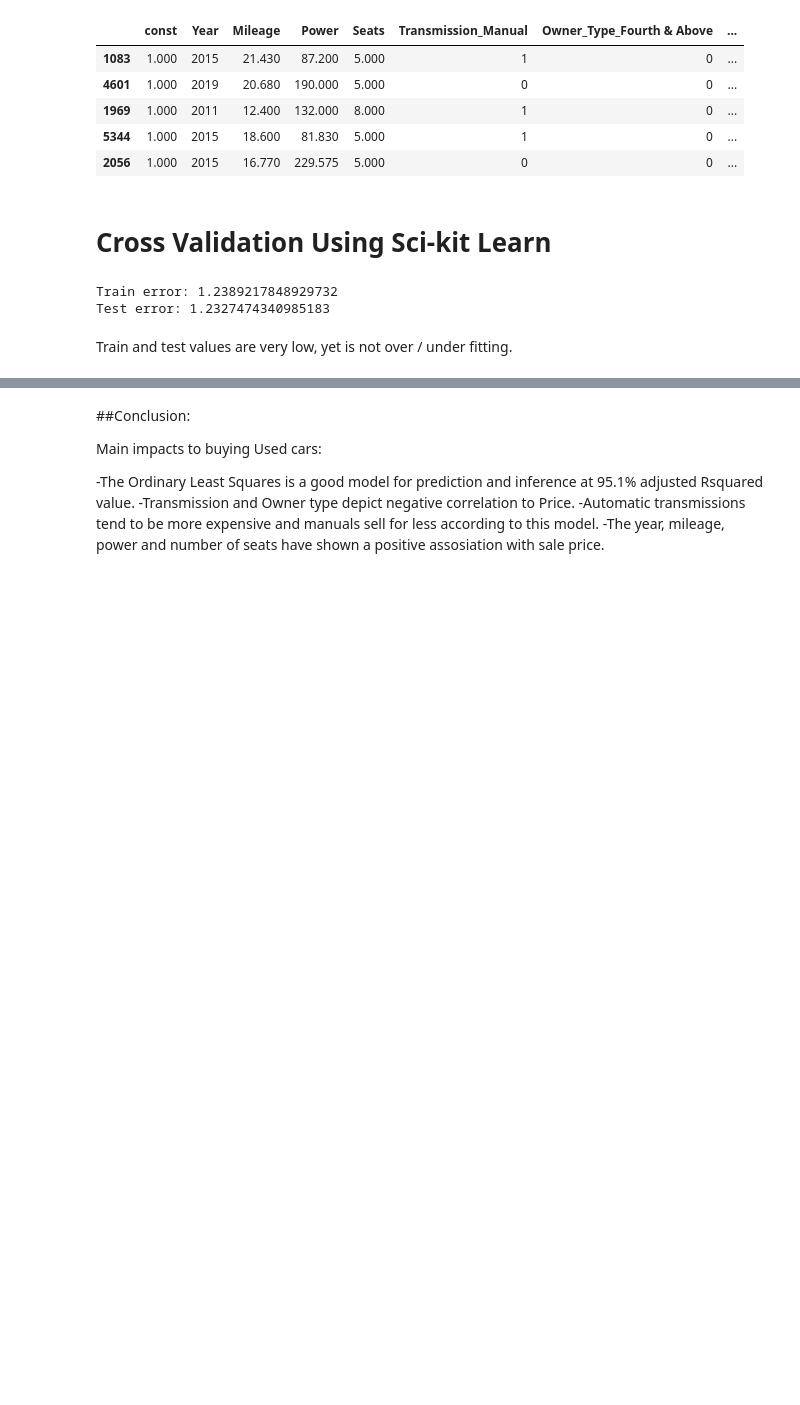
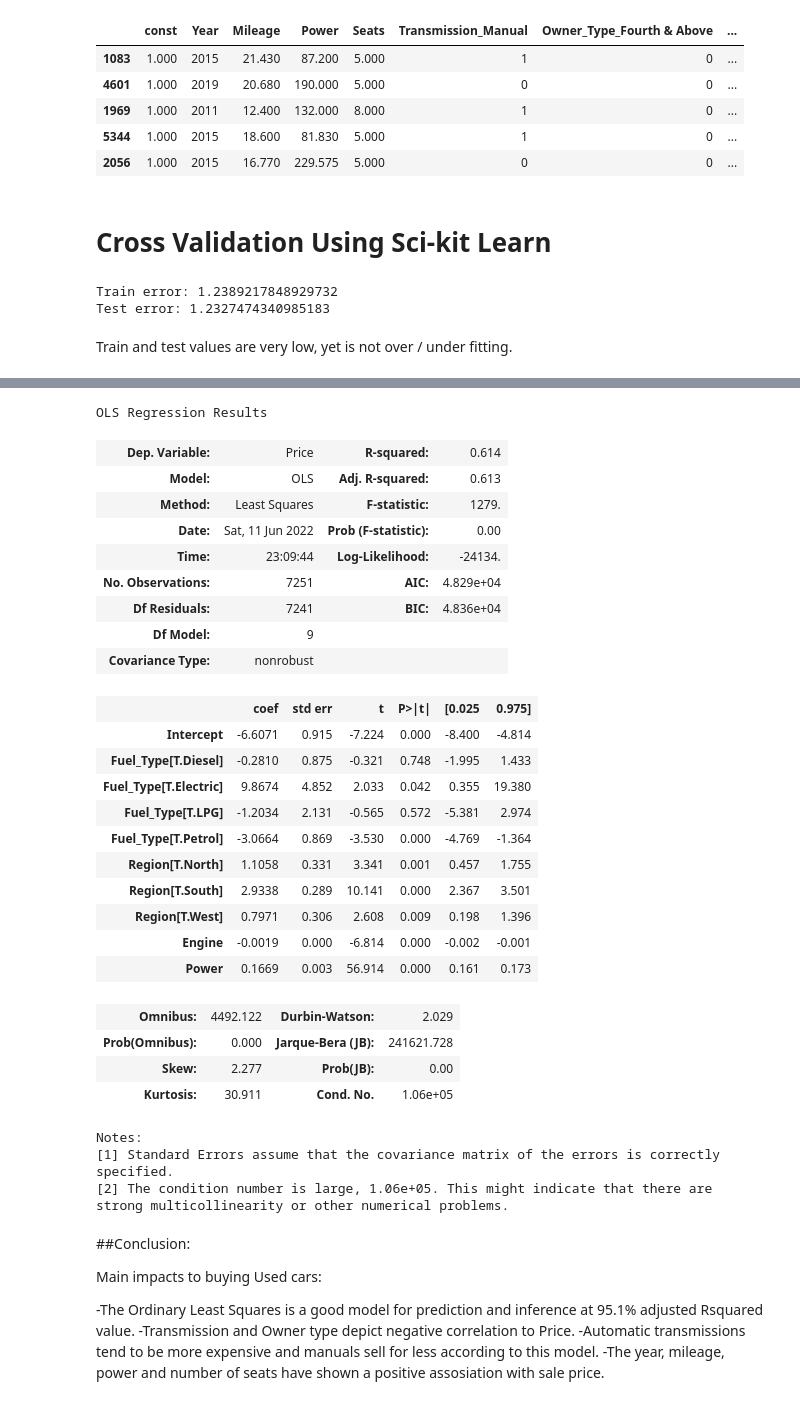
Before and after one commit to githosted/CAPSTONE, a Jupyter notebook: UsedCars.ipynb, the cells around one changed output, grey strips where cells are left out. Drawn from its saved outputs; the diff is of its cells as text; code cells hidden in the pictures; blank space fills up the shorter version.

```diff
--- a/UsedCars.ipynb
+++ b/UsedCars.ipynb
@@ -1024,6 +1037,43 @@ Notes:
 [1] Standard Errors assume that the covariance matrix of the errors is correctly specified.
 [2] The condition number is large, 1.64e+06. This might indicate that there are
 strong multicollinearity or other numerical problems.
+# %%
+outcome = 'Price'
+x_cols = ['Fuel_Type', 'Engine', 'Region', 'Power']
+predictors = '+'.join(x_cols)
+formula = outcome + '~' + predictors
+model = ols(formula=formula, data=data).fit()
+model.summary()
+# %% [output]
+OLS Regression Results
+| Dep. Variable: | Price | R-squared: | 0.614 |
+| Model: | OLS | Adj. R-squared: | 0.613 |
+| Method: | Least Squares | F-statistic: | 1279. |
+| Date: | Sat, 11 Jun 2022 | Prob (F-statistic): | 0.00 |
+| Time: | 23:09:44 | Log-Likelihood: | -24134. |
+| No. Observations: | 7251 | AIC: | 4.829e+04 |
+| Df Residuals: | 7241 | BIC: | 4.836e+04 |
+| Df Model: | 9 |  |  |
+| Covariance Type: | nonrobust |  |  |
+|  | coef | std err | t | P>|t| | [0.025 | 0.975] |
+| Intercept | -6.6071 | 0.915 | -7.224 | 0.000 | -8.400 | -4.814 |
+| Fuel_Type[T.Diesel] | -0.2810 | 0.875 | -0.321 | 0.748 | -1.995 | 1.433 |
+| Fuel_Type[T.Electric] | 9.8674 | 4.852 | 2.033 | 0.042 | 0.355 | 19.380 |
+| Fuel_Type[T.LPG] | -1.2034 | 2.131 | -0.565 | 0.572 | -5.381 | 2.974 |
+| Fuel_Type[T.Petrol] | -3.0664 | 0.869 | -3.530 | 0.000 | -4.769 | -1.364 |
+| Region[T.North] | 1.1058 | 0.331 | 3.341 | 0.001 | 0.457 | 1.755 |
+| Region[T.South] | 2.9338 | 0.289 | 10.141 | 0.000 | 2.367 | 3.501 |
+| Region[T.West] | 0.7971 | 0.306 | 2.608 | 0.009 | 0.198 | 1.396 |
+| Engine | -0.0019 | 0.000 | -6.814 | 0.000 | -0.002 | -0.001 |
+| Power | 0.1669 | 0.003 | 56.914 | 0.000 | 0.161 | 0.173 |
+| Omnibus: | 4492.122 | Durbin-Watson: | 2.029 |
+| Prob(Omnibus): | 0.000 | Jarque-Bera (JB): | 241621.728 |
+| Skew: | 2.277 | Prob(JB): | 0.00 |
+| Kurtosis: | 30.911 | Cond. No. | 1.06e+05 |
+Notes:
+[1] Standard Errors assume that the covariance matrix of the errors is correctly specified.
+[2] The condition number is large, 1.06e+05. This might indicate that there are
+strong multicollinearity or other numerical problems.
 # %% [markdown]
 ##Conclusion:
 
```
Also changed, not shown: parts of 76 cells of this notebook, 4 other files.
